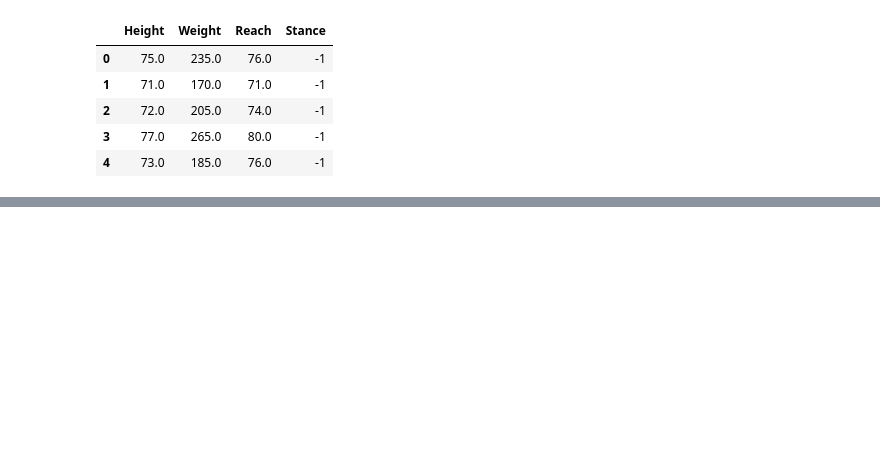
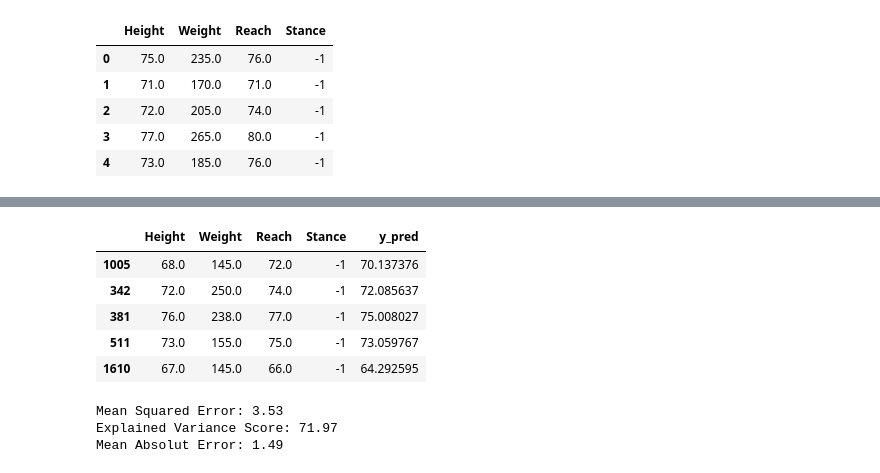
Before and after one commit to MaxVieiraSantiago/Machine-Learning-Algorithms, a Jupyter notebook: Linear Regression/Linear_Regression_05.ipynb, the cells around one changed output, grey strips where cells are left out. Cells and saved outputs as stored; diff of their text form; code cells hidden in the pictures; blank space fills up the shorter version.

```diff
--- a/Linear Regression/Linear_Regression_05.ipynb
+++ b/Linear Regression/Linear_Regression_05.ipynb
@@ -72,0 +181,26 @@ df_data.head()
+# %%
+df_data_teste.head()
+# %% [output]
+|  | Height | Weight | Reach | Stance | y_pred |
+| 1005 | 68.0 | 145.0 | 72.0 | -1 | 70.137376 |
+| 342 | 72.0 | 250.0 | 74.0 | -1 | 72.085637 |
+| 381 | 76.0 | 238.0 | 77.0 | -1 | 75.008027 |
+| 511 | 73.0 | 155.0 | 75.0 | -1 | 73.059767 |
+| 1610 | 67.0 | 145.0 | 66.0 | -1 | 64.292595 |
+# %%
+# Erro Médio Quadrado
+mse = mean_squared_error(y_test, y_pred)
+
+# Função de pontuação de regressão de variância explicada
+evs = explained_variance_score(y_test, y_pred, multioutput='uniform_average')
+
+# Erro Médio Sbsoluto
+mae = mean_absolute_error(y_test, y_pred)
+
+print(f'Mean Squared Error: {mse:.2f}' )
+print(f'Explained Variance Score: {evs * 100:.2f}')
+print(f'Mean Absolut Error: {mae:.2f}')
+# %% [output]
+Mean Squared Error: 3.53
+Explained Variance Score: 71.97
+Mean Absolut Error: 1.49
```
Also changed, not shown: parts of 26 cells of this notebook.
